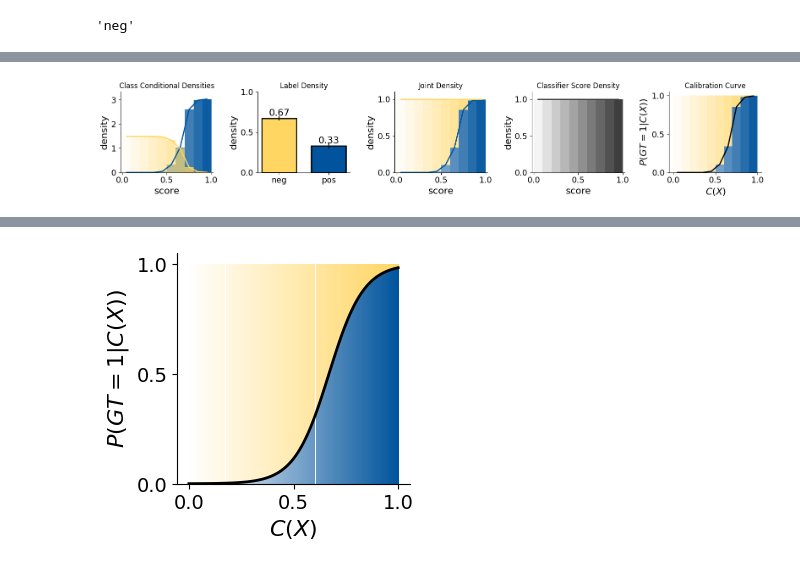
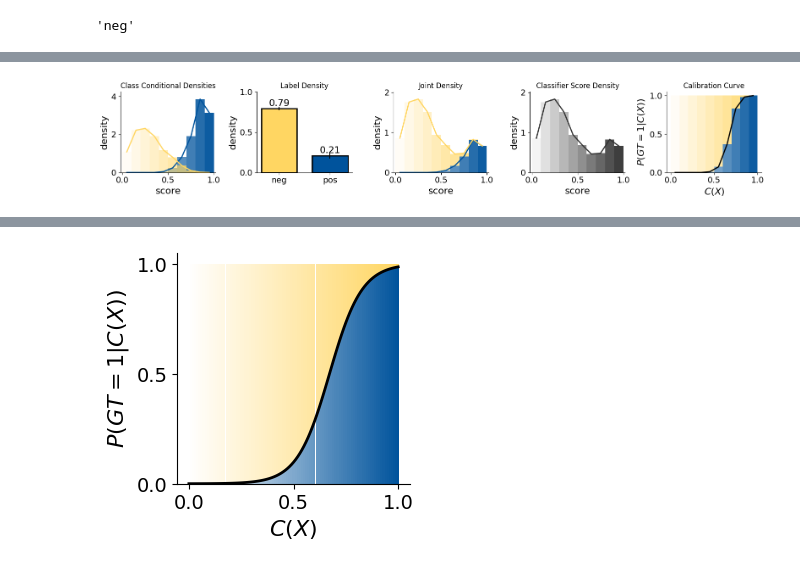
Before and after one commit to avalanchesiqi/pyquantifier, a Jupyter notebook: examples/tutorial.ipynb, the cells around one changed output, grey strips where cells are left out. Cells and saved outputs as stored; diff of their text form; code cells hidden in the pictures.

```diff
--- a/examples/tutorial.ipynb
+++ b/examples/tutorial.ipynb
@@ -163,2 +155,0 @@ sampled_dataset = dataset.select_sample_for_annotation(n=2000, strategy='uniform
-# %%
-annotated_labels = [gt_label_dict[uid] for uid in sampled_dataset.df['uid'].values.tolist()]
@@ -180,0 +156,7 @@ sampled_dataset.df.shape
+# %%
+def select_and_annotate_dataset(dataset, gt_label_dict, n, strategy):
+    # strategy options are 'random', 'uniform', 'neyman'
+    selected_dataset, selection_weights = dataset.select_sample_for_annotation(n=n, strategy=strategy, bins=10)
+    annotated_labels = [gt_label_dict[uid] for uid in selected_dataset.df['uid'].values.tolist()]
+    selected_dataset.annotate_sample(annotated_labels)
+    return selected_dataset, selection_weights
@@ -181,4 +167,6 @@ sampled_dataset.df.shape
+# %%
+random_selected_dataset, _ = select_and_annotate_dataset(dataset, gt_label_dict, n=2000, strategy='random')
 # %%
-sampled_dataset.profile_dataset(num_bin=10)
+random_selected_dataset.profile_dataset(num_bin=10)
 # %% [output]
-[figure, old version]
+[figure, new version]
```
Also changed, not shown: parts of 28 cells of this notebook, 10 other files.
